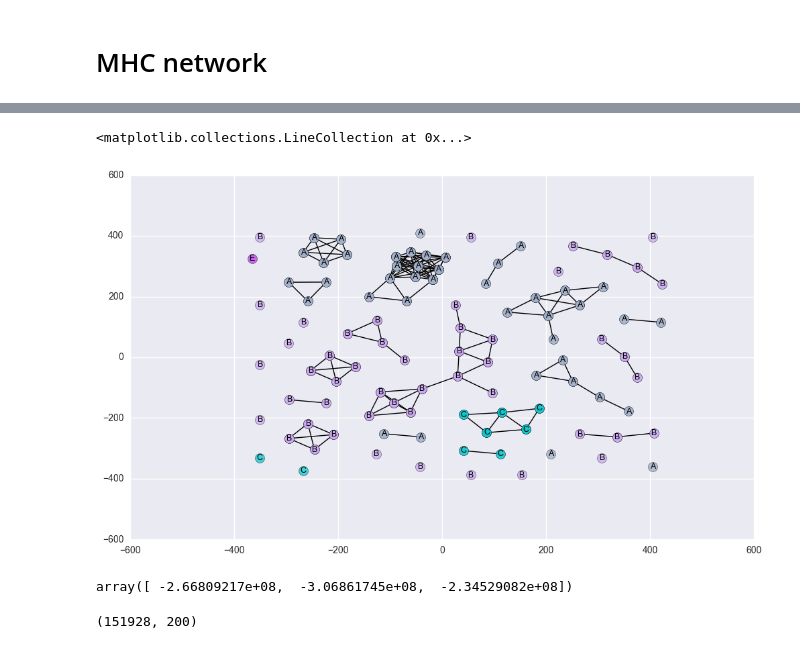
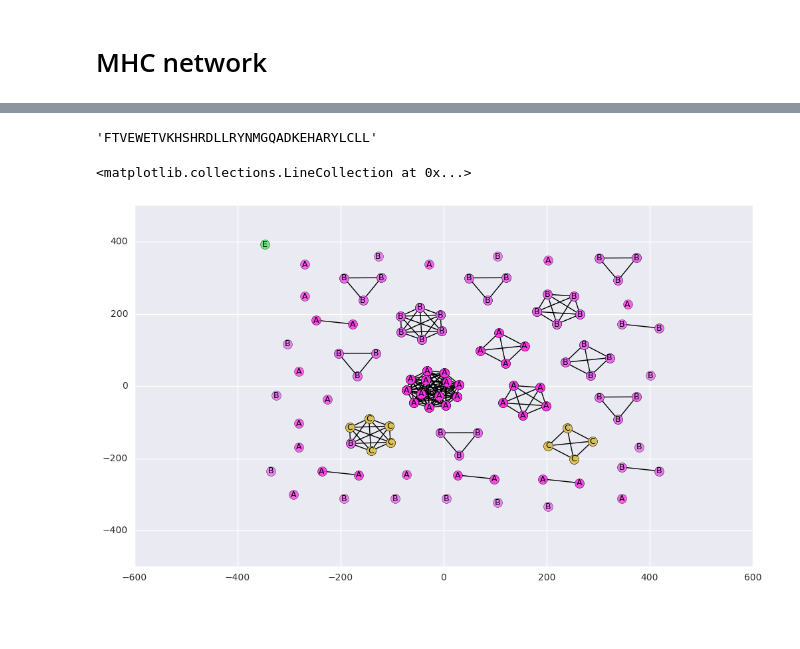
Before and after one commit to imminfo/mhc, a Jupyter notebook: clustering.ipynb, the cells around one changed output, grey strips where cells are left out. Drawn from its saved outputs; the diff is of its cells as text; code cells hidden in the pictures; blank space fills up the shorter version.

Commit message:
update the data; update notebooks

```diff
--- a/clustering.ipynb
+++ b/clustering.ipynb
@@ -105,6 +115,7 @@ for i, mhc_name in enumerate(human_df.mhc):
         human_mhc[i, :] = pv_sum(mhc_df.sequence[mhc_df.mhc == mhc_name].iloc[0])
     except Exception:
         print(human_df.iloc[i])
+        break
 # %%
 human_data = np.hstack([human_peptide, human_mhc])
 human_data.shape
@@ -146,5 +150,20 @@ sns.countplot(list(map(len, mhc_df.sequence)))
-# %%
-mhc_df.sequence = list(map(lambda x: x[:180], mhc_df.sequence))
+# %%
+def pseudo_sequence(seq):
+    positions = [7, 9, 24, 45, 59, 62, 63, 66, 67, 69,
+                 70, 73, 74, 76, 77, 80, 81, 84, 85, 97,
+                 99, 114, 116, 118, 143, 147, 150, 152,
+                 156, 158, 159, 163, 167, 171]
+
+    res = ""
+    for pos in positions:
+        res += seq[pos - 1]
+    return res
+
+
+mhc_df["pseudo"] = map(pseudo_sequence, mhc_df.sequence)
+mhc_df["pseudo"][0]
+# %% [output]
+'FTVEWETVKHSHRDLLRYNMGQADKEHARYLCLL'
 # %%
 import random
 
@@ -158,7 +177,9 @@ def hamm_check(alpha, beta, max_dist):
     return True
 
 
-MAX_DIST = 10
+MAX_DIST = 1
+SEQ_COL = "pseudo"
+#SEQ_COL = "sequence"
 
 G = nx.Graph()
 
@@ -168,34 +189,34 @@ edges = []
 labels = {}
 color_classes = {x: random.random() for x in mhc_classes}
 colors = {x: [] for x in color_classes}
 nodes = {x: [] for x in color_classes}
 
 for i in range(len(mhc_df) - 1):
     for j in range(i, len(mhc_df)):
-        if hamm_check(mhc_df.sequence.iloc[i], mhc_df.sequence.iloc[j], MAX_DIST):
+        if hamm_check(mhc_df[SEQ_COL].iloc[i], mhc_df[SEQ_COL].iloc[j], MAX_DIST):
             edges.append((i, j))
             labels[i] = mhc_classes[i]
             labels[j] = mhc_classes[j]
-            colors[mhc_classes[i]].append(colors_classes[mhc_classes[i]])
-            colors[mhc_classes[j]].append(colors_classes[mhc_classes[j]])
+            colors[mhc_classes[i]].append(color_classes[mhc_classes[i]])
+            colors[mhc_classes[j]].append(color_classes[mhc_classes[j]])
             nodes[mhc_classes[i]].append(i)
             nodes[mhc_classes[j]].append(j)
             G.add_edge(i, j)
 
 plt.figure(1, figsize=(12, 7))
 pos = graphviz_layout(G, prog="neato")
 for ag in color_classes:
     nx.draw_networkx_nodes(G,
                            pos,
                            nodes[ag],
                            node_color=[random.random(), random.random(), random.random()],
                            node_size = 100,
                            alpha = .5)
 nx.draw_networkx_labels(G,
                         pos,
                         labels,
                         font_size = 9)
 nx.draw_networkx_edges(G, pos)
 # %% [output]
 <matplotlib.collections.LineCollection at 0x...>
-[figure, old version]
+[figure, new version]
@@ -205,12 +222,0 @@ tra_y = human_df.meas
-# %%
-import xgboost as xgb
-from sklearn.cross_validation import cross_val_score
-from sklearn.metrics import mean_squared_error
-
-cross_val_score(X=human_data, y=human_df.meas, estimator=xgb.XGBRegressor(nthread=14), cv=3, scoring="mean_squared_error")
-# %% [output]
-array([ -2.66809217e+08,  -3.06861745e+08,  -2.34529082e+08])
-# %%
-mean_squared_error
-# %% [output]
-(151928, 200)
```
Also changed, not shown: parts of 8 cells of this notebook, 3 other files.
